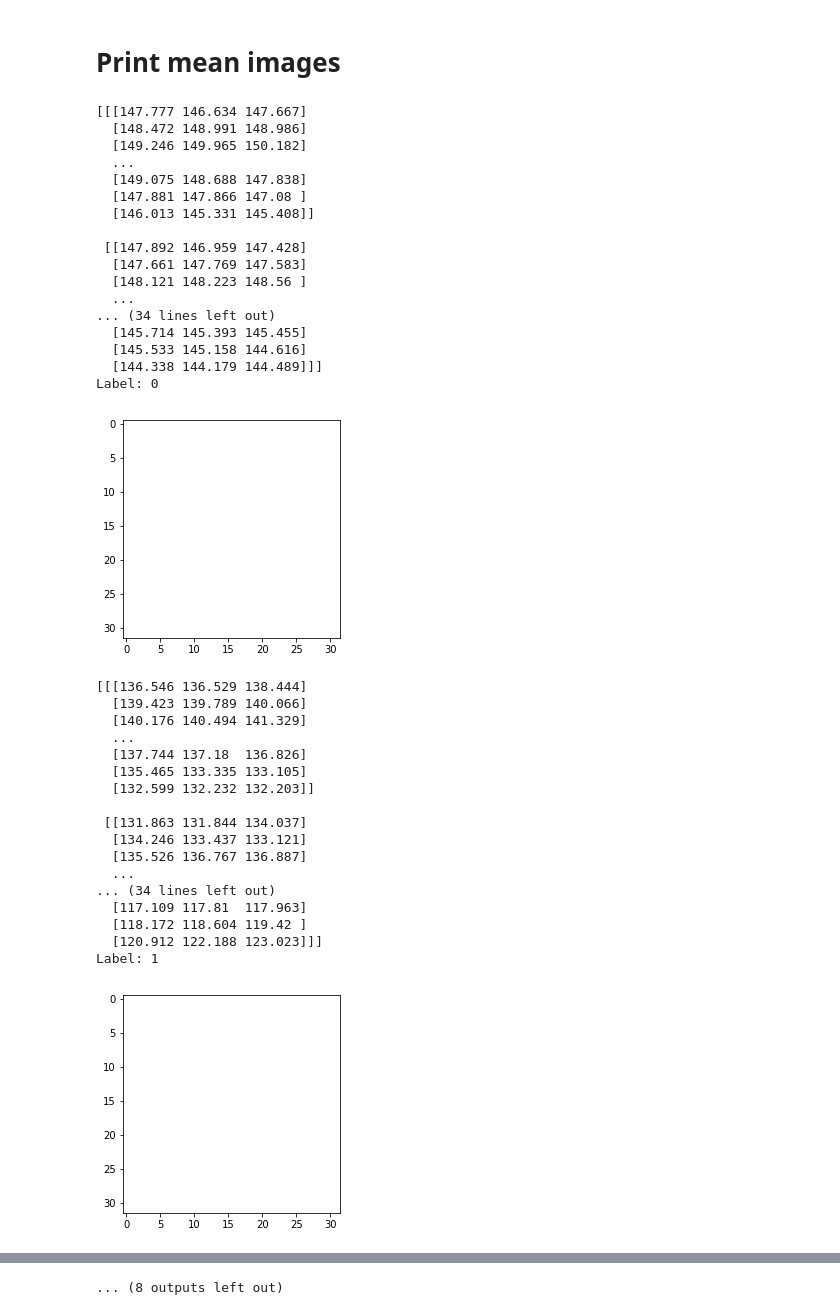
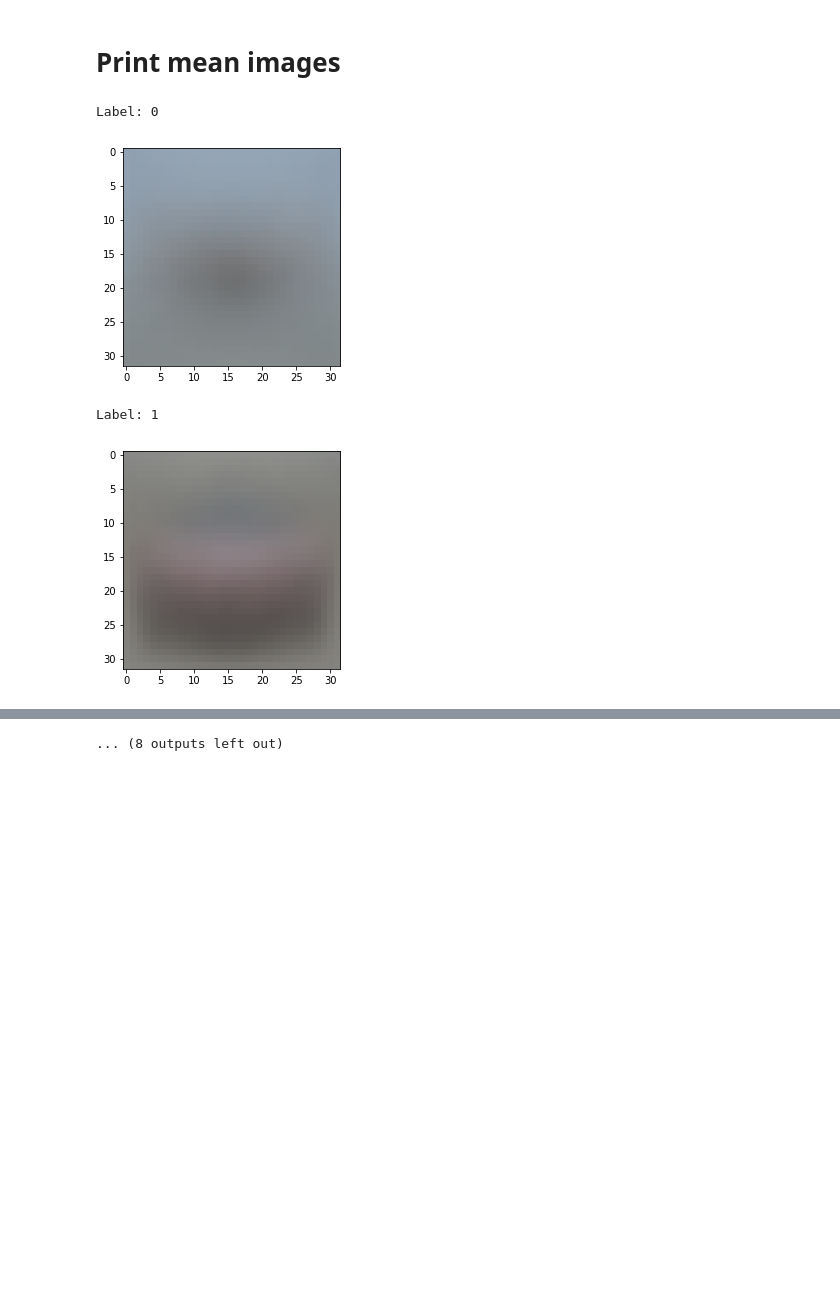
Before and after one commit to Talon-Zhang/Homework-4-More-Principal-Component-Analysis, a Jupyter notebook: MP4.ipynb, the cells around one changed output, grey strips where cells are left out. Saved outputs shown, nothing was run; the diff lists cells and outputs as text; code cells hidden in the pictures; blank space fills up the shorter version.

```diff
--- a/MP4.ipynb
+++ b/MP4.ipynb
@@ -9,11 +9,16 @@ def unpickle(file):
         d = cPickle.load(fo)
     return d
 
+def dict_merge(x, y):
+    for key in x.keys():
+        if key == 'data':
+            x[key] = np.concatenate([x[key],y[key]])
+        else:
+            x[key] = x[key] + y[key]
+
 raw_data_dict = unpickle("data/data_batch_1")
-raw_data_dict.update(unpickle("data/data_batch_1"))
-raw_data_dict.update(unpickle("data/data_batch_1"))
-raw_data_dict.update(unpickle("data/data_batch_1"))
-raw_data_dict.update(unpickle("data/data_batch_1"))
-raw_data_dict.update(unpickle("data/test_batch"))
-label_name_dict = unpickle("data/batches.meta")
-print raw_data_dict.keys()
+dict_merge(raw_data_dict, unpickle("data/data_batch_2"))
+dict_merge(raw_data_dict, unpickle("data/data_batch_3"))
+dict_merge(raw_data_dict, unpickle("data/data_batch_4"))
+dict_merge(raw_data_dict, unpickle("data/data_batch_5"))
+dict_merge(raw_data_dict, unpickle("data/test_batch"))
@@ -33,68 +35,38 @@ for image, label in zip(raw_data_dict["data"], raw_data_dict["labels"]):
 # %%
 %matplotlib inline
 
 from matplotlib import pylab
 from pylab import imshow, show, cm
 from scipy.stats import norm
 import cv2
 import numpy as np
 
 def view_image(image, label=""):
     """View a single image."""
     print("Label: %s" % label)
-    #imshow(image, cmap=cm.color)
-   # show()
-    from matplotlib import pyplot as plt
-    plt.imshow(image, interpolation='nearest')
-    plt.show()
+    imshow(image, interpolation='nearest')
+    show()
 
 def meanImage(data_dict):
     # return predicted labels of test set
     mean_image_dict = {}
     for label in range(10):
-        mean_image_dict[label] = np.zeros(3072)
+        mean_image_dict[label] = np.zeros(3072, dtype=np.float64)
         for image in data_dict[label]:
             mean_image_dict[label] = np.add(mean_image_dict[label], image)
-        mean_image_dict[label] /= float(len(data_dict[label]))
-        mean_image_dict[label].shape = (32, 32, 3)
-        print mean_image_dict[label]
-        view_image(mean_image_dict[label], label=label)
+        mean_image_dict[label] /= (len(data_dict[label]))
+        #img_R = mean_image_dict[label][0:1024].reshape((32, 32))
+        #img_G = mean_image_dict[label][1024:2048].reshape((32, 32))
+        #img_B = mean_image_dict[label][2048:3072].reshape((32, 32))
+        #mean_image_dict[label] = np.dstack((img_R, img_G, img_B))
+        mean_image_dict[label] = mean_image_dict[label].astype("uint8")
+        mean_image = np.transpose(np.reshape(mean_image_dict[label],(3, 32, 32)), (1, 2, 0))
+        view_image(mean_image, label=label)
+    return mean_image_dict
 
-meanImage(data_dict)
+mean_image_dict = meanImage(data_dict)
 # %% [output]
-[[[147.777 146.634 147.667]
-  [148.472 148.991 148.986]
-  [149.246 149.965 150.182]
-  ...
-  [149.075 148.688 147.838]
-  [147.881 147.866 147.08 ]
-  [146.013 145.331 145.408]]
-
- [[147.892 146.959 147.428]
-  [147.661 147.769 147.583]
-  [148.121 148.223 148.56 ]
-  ...
-... (34 lines left out)
-  [145.714 145.393 145.455]
-  [145.533 145.158 144.616]
-  [144.338 144.179 144.489]]]
 Label: 0
-[figure, old version]
+[figure, new version]
-[[[136.546 136.529 138.444]
-  [139.423 139.789 140.066]
-  [140.176 140.494 141.329]
-  ...
-  [137.744 137.18  136.826]
-  [135.465 133.335 133.105]
-  [132.599 132.232 132.203]]
-
- [[131.863 131.844 134.037]
-  [134.246 133.437 133.121]
-  [135.526 136.767 136.887]
-  ...
-... (34 lines left out)
-  [117.109 117.81  117.963]
-  [118.172 118.604 119.42 ]
-  [120.912 122.188 123.023]]]
 Label: 1
-[figure, old version]
+[figure, new version]
```
Also changed, not shown: parts of 8 cells of this notebook.
